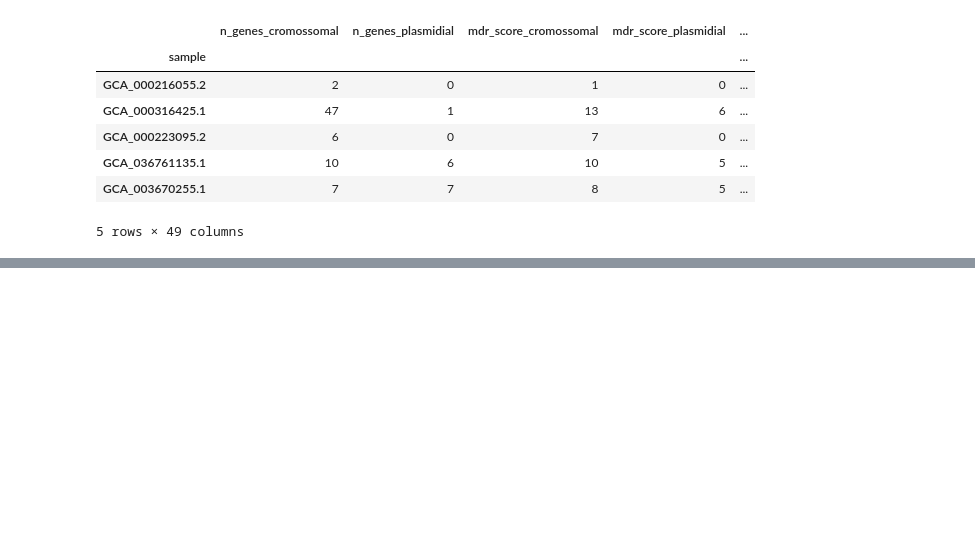
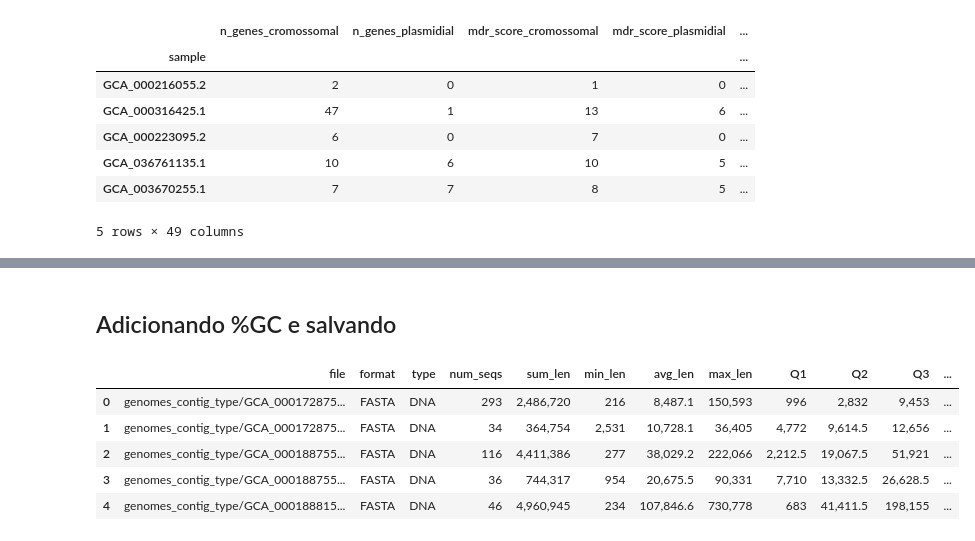
Before and after one commit to Rodrigo-Lusa/ml_isolados_brasileiros, a Jupyter notebook: notebooks/02_make_raw_features.ipynb, the cells around one changed output, grey strips where cells are left out. Saved outputs shown, nothing was run; the diff lists cells and outputs as text; code cells hidden in the pictures; blank space fills up the shorter version.

```diff
--- a/notebooks/02_make_raw_features.ipynb
+++ b/notebooks/02_make_raw_features.ipynb
@@ -474,0 +504,13 @@ raw_features.to_csv('../data/raw/raw_features.csv')
+# %% [markdown]
+## Adicionando %GC e salvando
+# %%
+gc = pd.read_csv("../data/raw/gc_stats.txt", sep=r"\s+")
+
+gc.head()
+# %% [output]
+|  | file | format | type | num_seqs | sum_len | min_len | avg_len | max_len | Q1 | Q2 | Q3 | ... |
+| 0 | genomes_contig_type/GCA_000172875... | FASTA | DNA | 293 | 2,486,720 | 216 | 8,487.1 | 150,593 | 996 | 2,832 | 9,453 | ... |
+| 1 | genomes_contig_type/GCA_000172875... | FASTA | DNA | 34 | 364,754 | 2,531 | 10,728.1 | 36,405 | 4,772 | 9,614.5 | 12,656 | ... |
+| 2 | genomes_contig_type/GCA_000188755... | FASTA | DNA | 116 | 4,411,386 | 277 | 38,029.2 | 222,066 | 2,212.5 | 19,067.5 | 51,921 | ... |
+| 3 | genomes_contig_type/GCA_000188755... | FASTA | DNA | 36 | 744,317 | 954 | 20,675.5 | 90,331 | 7,710 | 13,332.5 | 26,628.5 | ... |
+| 4 | genomes_contig_type/GCA_000188815... | FASTA | DNA | 46 | 4,960,945 | 234 | 107,846.6 | 730,778 | 683 | 41,411.5 | 198,155 | ... |
```
Also changed, not shown: parts of 13 cells of this notebook, 2 other files.
